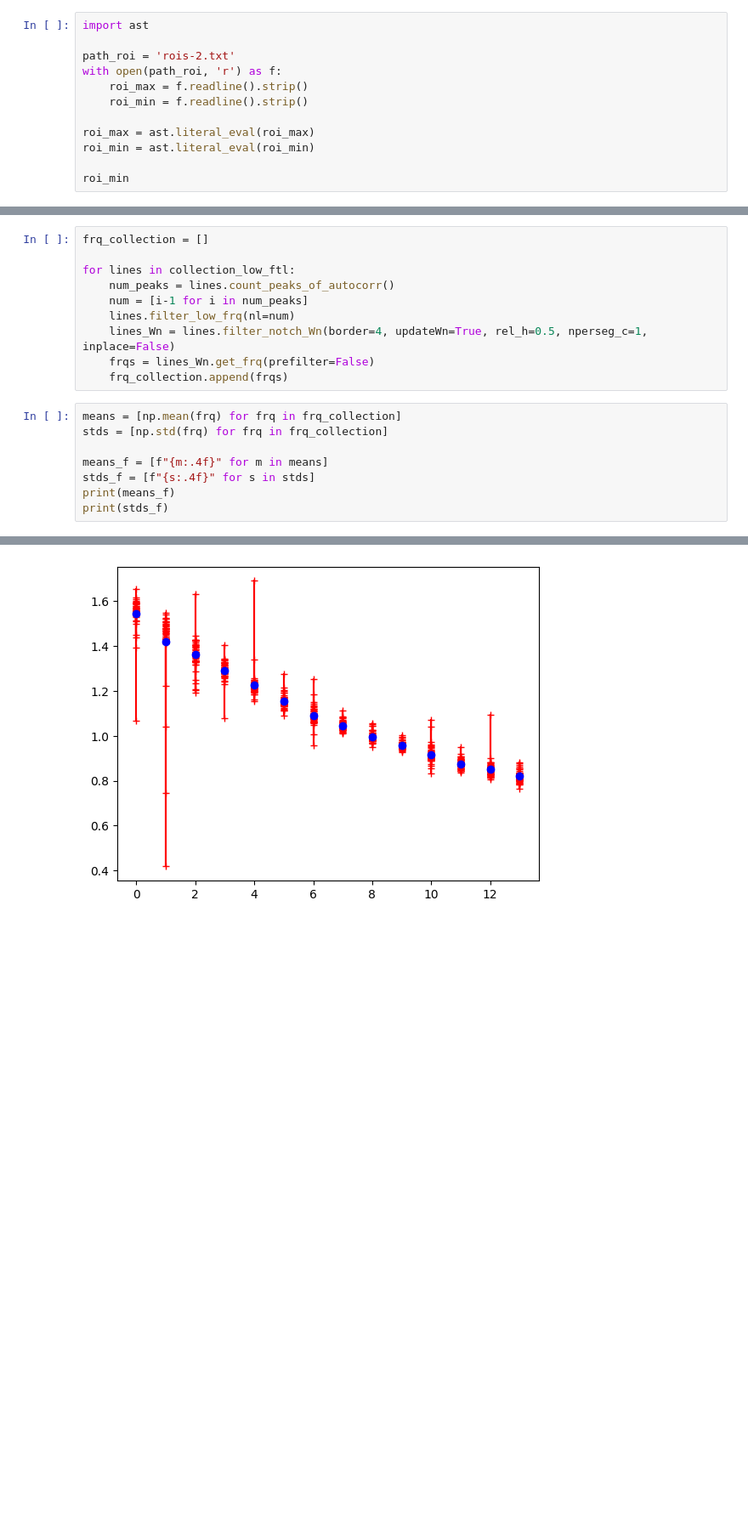
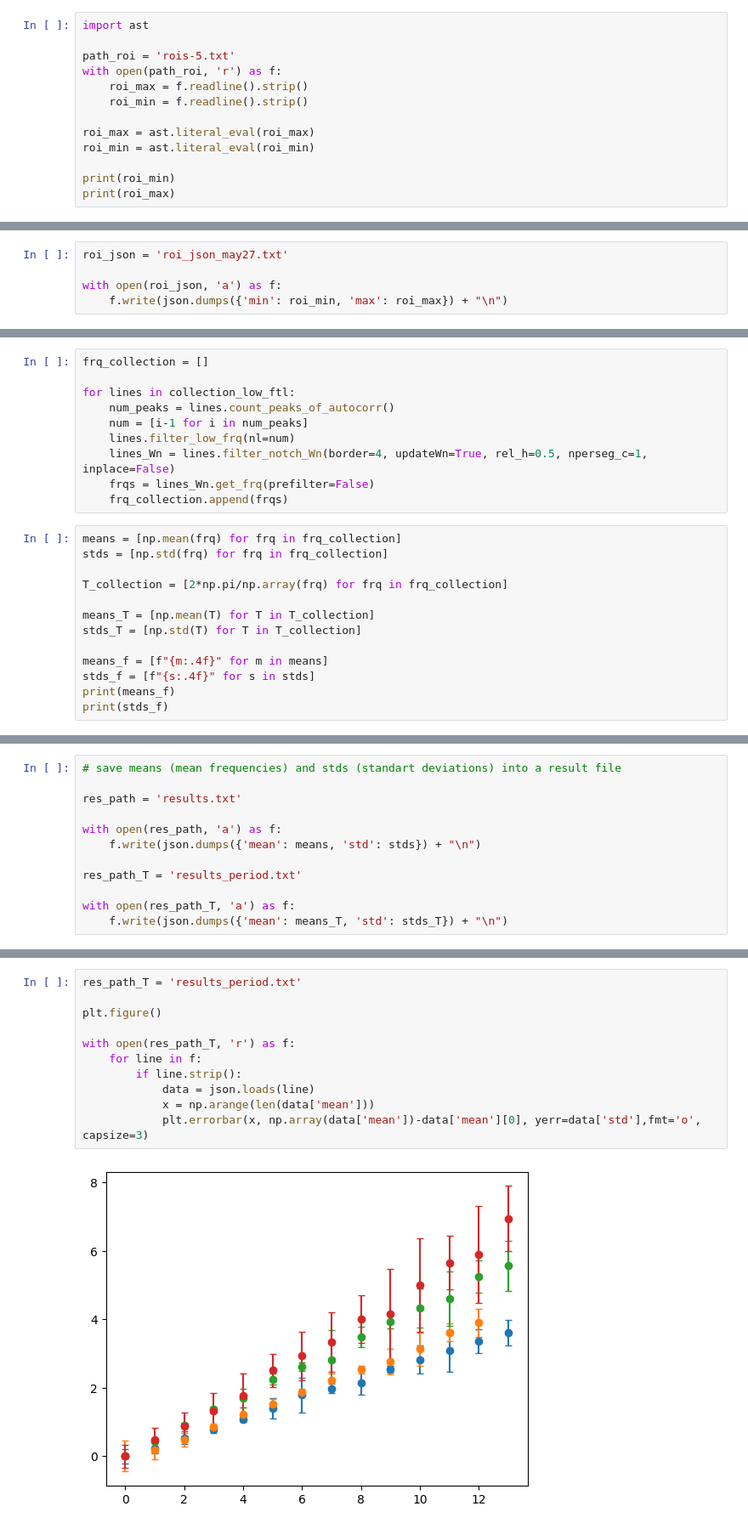
Before and after one commit to annamogo/DiplomaLISF, a Jupyter notebook: FRINGE_PATTERN_AN/Sequence_anal.ipynb, the cells around one changed output, grey strips where cells are left out. Shown at 85% size. Saved outputs shown, nothing was run; the diff lists cells and outputs as text; blank space fills up the shorter version.

```diff
--- a/FRINGE_PATTERN_AN/Sequence_anal.ipynb
+++ b/FRINGE_PATTERN_AN/Sequence_anal.ipynb
@@ -32,7 +29,7 @@ with open(path_roi, 'w') as f:
 # %%
 import ast
 
-path_roi = 'rois-2.txt'
+path_roi = 'rois-5.txt'
 with open(path_roi, 'r') as f:
     roi_max = f.readline().strip()
     roi_min = f.readline().strip()
@@ -40,5 +37,6 @@ with open(path_roi, 'r') as f:
 roi_max = ast.literal_eval(roi_max)
 roi_min = ast.literal_eval(roi_min)
 
-roi_min
+print(roi_min)
+print(roi_max)
 # %% [output]
@@ -46,3 +45,8 @@ roi_min
+# %%
+roi_json = 'roi_json_may27.txt'
+
+with open(roi_json, 'a') as f:
+    f.write(json.dumps({'min': roi_min, 'max': roi_max}) + "\n")
 # %%
 fringe_collection = []
 
@@ -78,6 +82,11 @@ for lines in collection_low_ftl:
 # %%
 means = [np.mean(frq) for frq in frq_collection]
 stds = [np.std(frq) for frq in frq_collection]
+
+T_collection = [2*np.pi/np.array(frq) for frq in frq_collection]
+
+means_T = [np.mean(T) for T in T_collection]
+stds_T = [np.std(T) for T in T_collection]
 
 means_f = [f"{m:.4f}" for m in means]
 stds_f = [f"{s:.4f}" for s in stds]
@@ -88,0 +98,12 @@ print(stds_f)
+# %%
+# save means (mean frequencies) and stds (standart deviations) into a result file
+
+res_path = 'results.txt'
+
+with open(res_path, 'a') as f:
+    f.write(json.dumps({'mean': means, 'std': stds}) + "\n")
+
+res_path_T = 'results_period.txt'
+
+with open(res_path_T, 'a') as f:
+    f.write(json.dumps({'mean': means_T, 'std': stds_T}) + "\n")
@@ -89,6 +112,16 @@ print(stds_f)
 # %%
+res_path_T = 'results_period.txt'
+
+plt.figure()
+
+with open(res_path_T, 'r') as f:
+    for line in f:
+        if line.strip():
+            data = json.loads(line)
+            x = np.arange(len(data['mean']))
+            plt.errorbar(x, np.array(data['mean'])-data['mean'][0], yerr=data['std'],fmt='o', capsize=3)
 # %% [output]
-[figure, old version]
+[figure, new version]
 # %%
 plt.figure()
 
```
Also changed, not shown: parts of 6 cells of this notebook, 3 other files.
